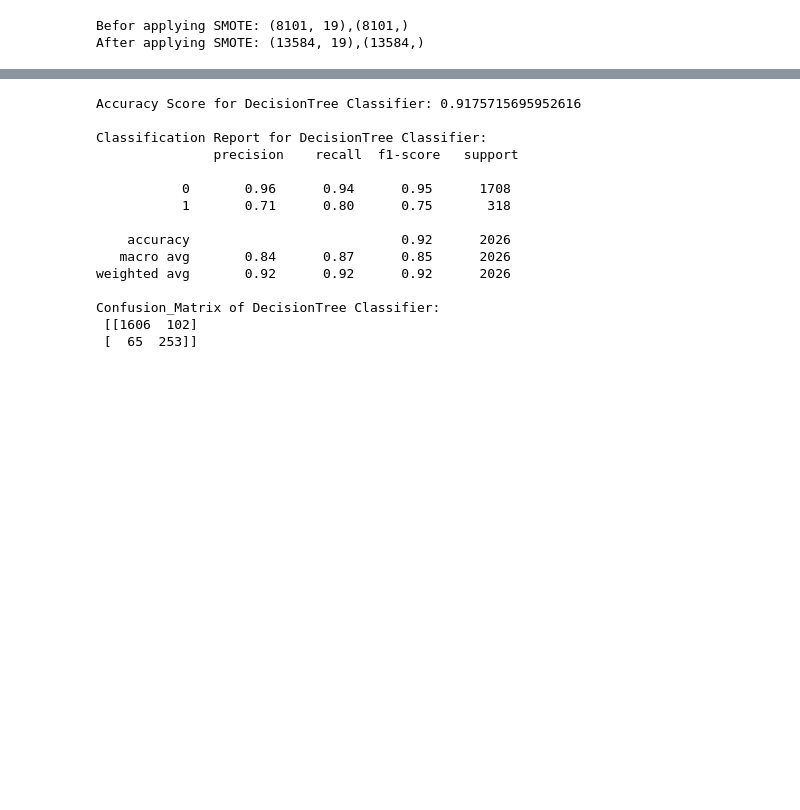
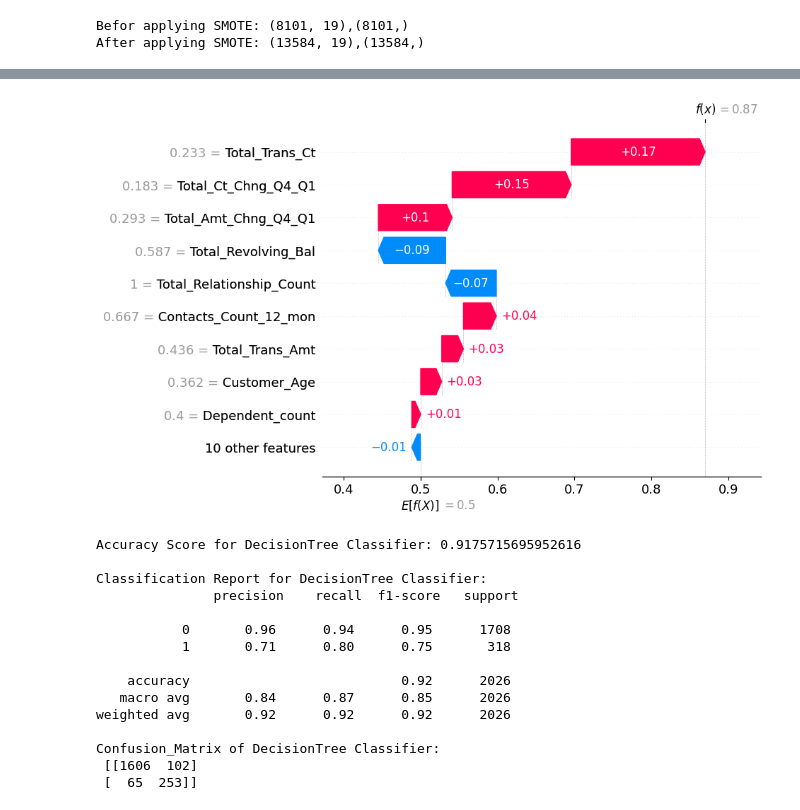
Before and after one commit to shwetara/d2kAssesment, a Jupyter notebook: customer_churn.ipynb, the cells around one changed output, grey strips where cells are left out. Saved outputs shown, nothing was run; the diff lists cells and outputs as text; code cells hidden in the pictures; blank space fills up the shorter version.

Commit message:
Description & Charts Uploaded

```diff
--- a/customer_churn.ipynb
+++ b/customer_churn.ipynb
@@ -433,4 +564,15 @@ Confusion_Matrix of RandomForest Classifier:
  [  44  274]]
+# %%
+explainer = TreeExplainer(rf_clf)
+sv = explainer(X_train)
+exp = Explanation(sv.values[:,:,1],
+                  sv.base_values[:,1],
+                  data=X_train.values,
+                  feature_names=X_train.columns)
+idx = 0
+waterfall(exp[idx])
+# %% [output]
+[figure, added]
 # %%
 from sklearn.tree import DecisionTreeClassifier
 dt_clf = DecisionTreeClassifier()
```
Also changed, not shown: parts of 32 cells of this notebook.
